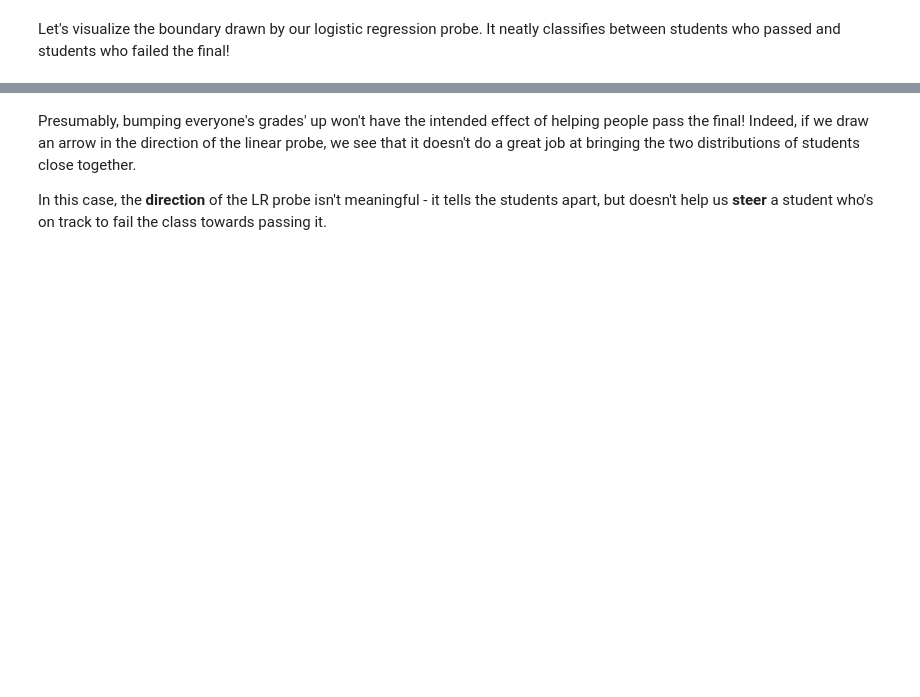
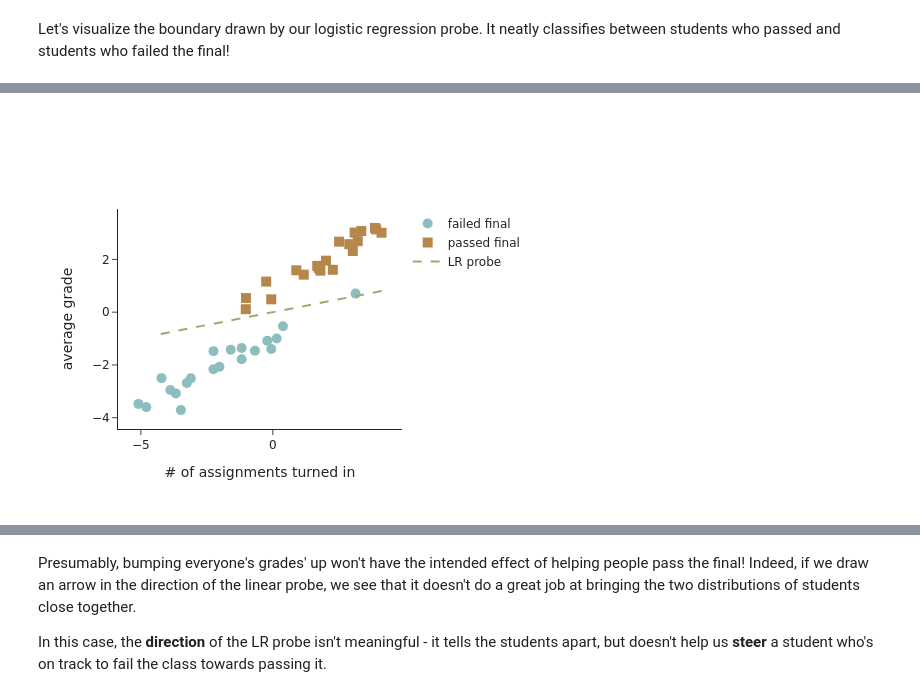
Before and after one commit to cs221m/cs221m-course, a Jupyter notebook: lecture_3_probes.ipynb, the cells around one changed output, grey strips where cells are left out. Saved outputs shown, nothing was run; the diff lists cells and outputs as text; code cells hidden in the pictures; blank space fills up the shorter version.

```diff
--- a/lecture_3_probes.ipynb
+++ b/lecture_3_probes.ipynb
@@ -471,5 +474,5 @@ fig.add_trace(
   )
 )
 
-fig
+fig.show()
 # %% [output]
@@ -477,3 +479,4 @@ fig
+[figure, added]
 # %%
 mean_low_transformed = mean_low - theta
 
```
Also changed, not shown: parts of 37 cells of this notebook, 4 other files.
